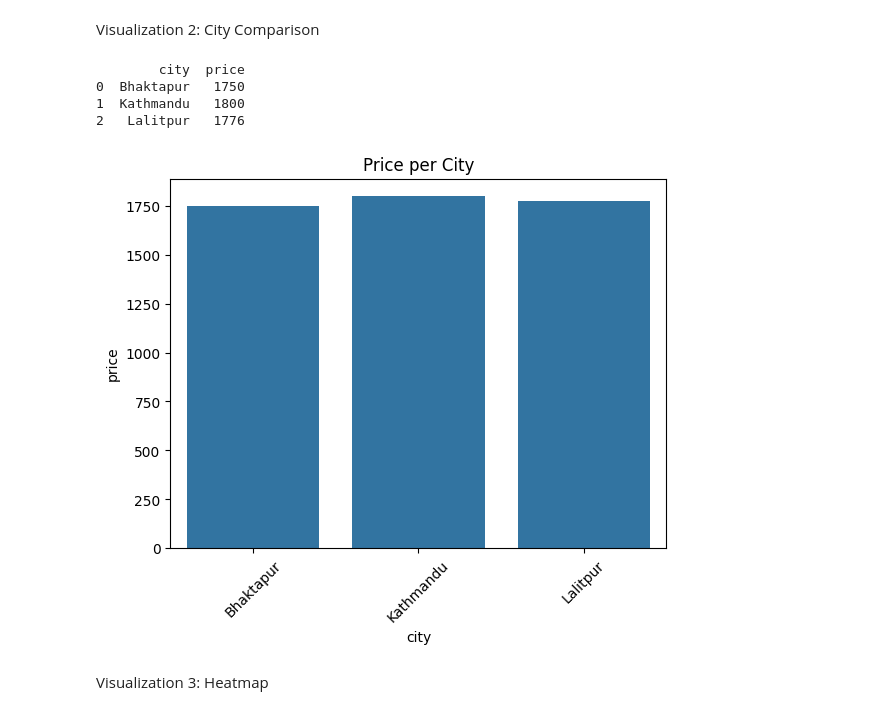
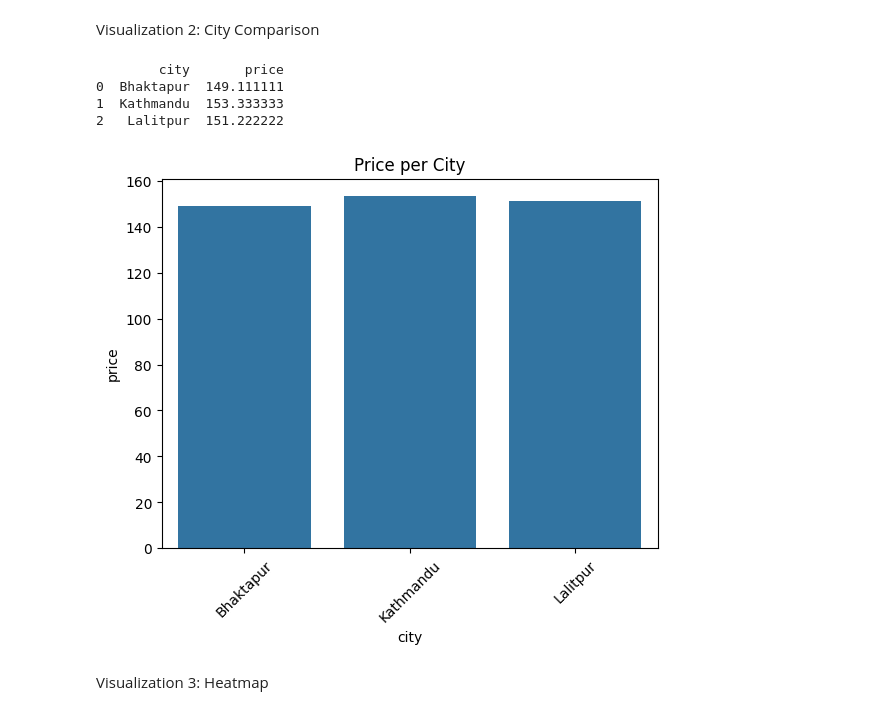
Before and after one commit to Rabin1393/nepal-inflation-analysis, a Jupyter notebook: analysis.ipynb, the cells around one changed output. Cells and saved outputs as stored; diff of their text form; code cells hidden in the pictures.

```diff
--- a/analysis.ipynb
+++ b/analysis.ipynb
@@ -62,19 +60,19 @@ plt.show()
 # %% [markdown]
 Visualization 2: City Comparison
 # %%
-city_price = df.groupby("city")["price"].sum().reset_index()
+city_price = df.groupby("city")["price"].mean().reset_index()
 print(city_price)
 
 sns.barplot(data=city_price, x="city", y="price")
 plt.title("Price per City")
 plt.xticks(rotation=45)
 plt.show()
 # %% [output]
-        city  price
-0  Bhaktapur   1750
-1  Kathmandu   1800
-2   Lalitpur   1776
+        city       price
+0  Bhaktapur  149.111111
+1  Kathmandu  153.333333
+2   Lalitpur  151.222222
-[figure, old version]
+[figure, new version]
 # %% [markdown]
 Visualization 3: Heatmap
 # %%
```
Also changed, not shown: parts of 4 cells of this notebook.
